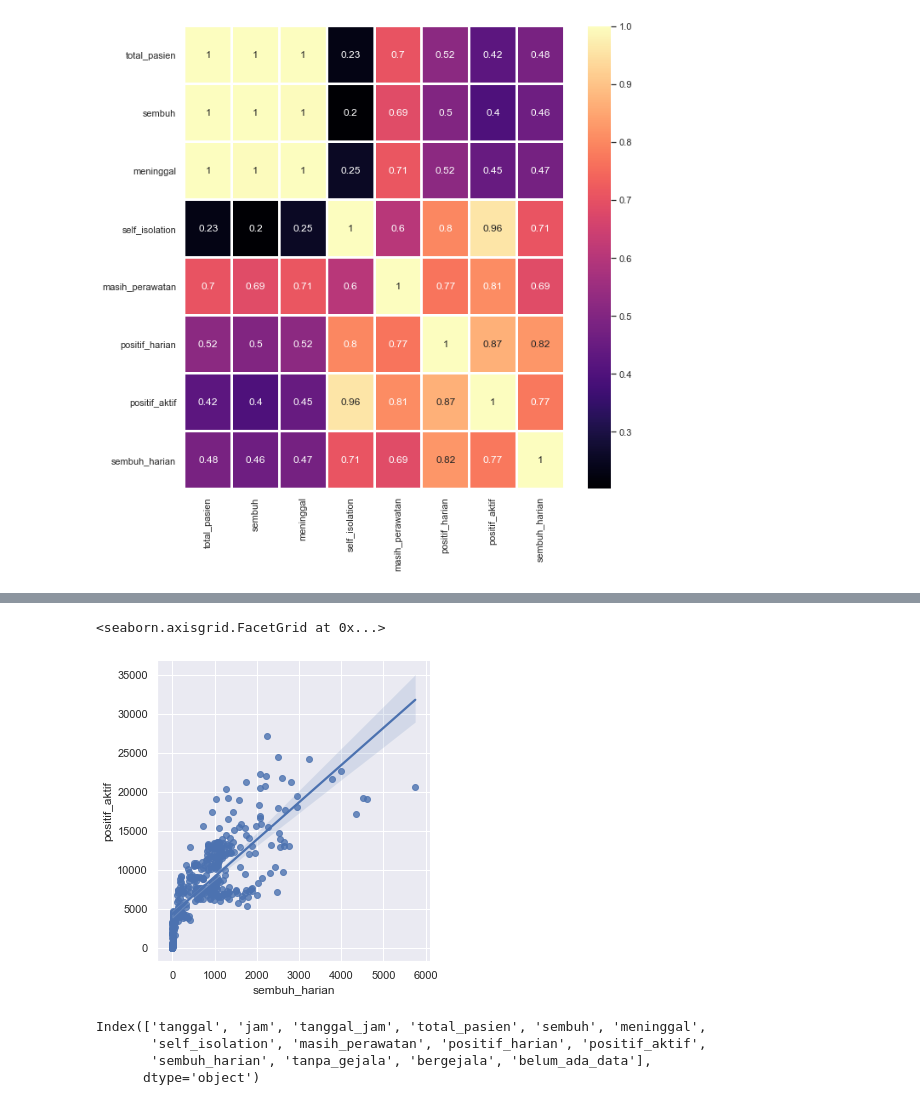
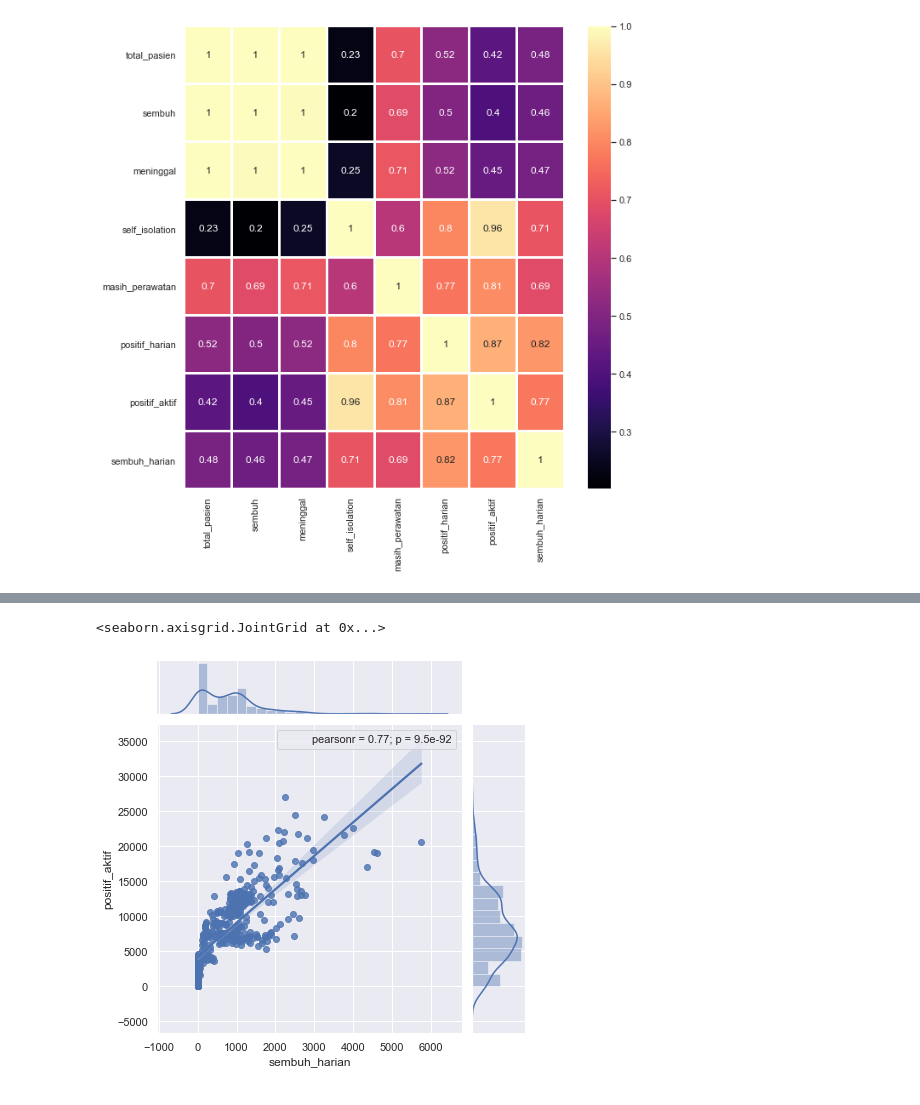
Before and after one commit to rshby/comp_fest_data_science, a Jupyter notebook: covid19_jakarta.ipynb, the cells around one changed output, grey strips where cells are left out. Saved outputs shown, nothing was run; the diff lists cells and outputs as text; code cells hidden in the pictures.

```diff
--- a/covid19_jakarta.ipynb
+++ b/covid19_jakarta.ipynb
@@ -167,12 +172,5 @@ sns.lmplot(x="positif_aktif", y="positif_harian", data=df)
 # %%
-sns.lmplot(x="sembuh_harian", y="positif_aktif", data=df)
+sns.jointplot(x="sembuh_harian", y="positif_aktif", data=df, stat_func=stat.pearsonr, kind="reg")
 # %% [output]
-<seaborn.axisgrid.FacetGrid at 0x...>
+<seaborn.axisgrid.JointGrid at 0x...>
-[figure, old version]
+[figure, new version]
-# %%
-df.columns
-# %% [output]
-Index(['tanggal', 'jam', 'tanggal_jam', 'total_pasien', 'sembuh', 'meninggal',
-       'self_isolation', 'masih_perawatan', 'positif_harian', 'positif_aktif',
-       'sembuh_harian', 'tanpa_gejala', 'bergejala', 'belum_ada_data'],
-      dtype='object')
```
Also changed, not shown: parts of 5 cells of this notebook, 3 other files.
